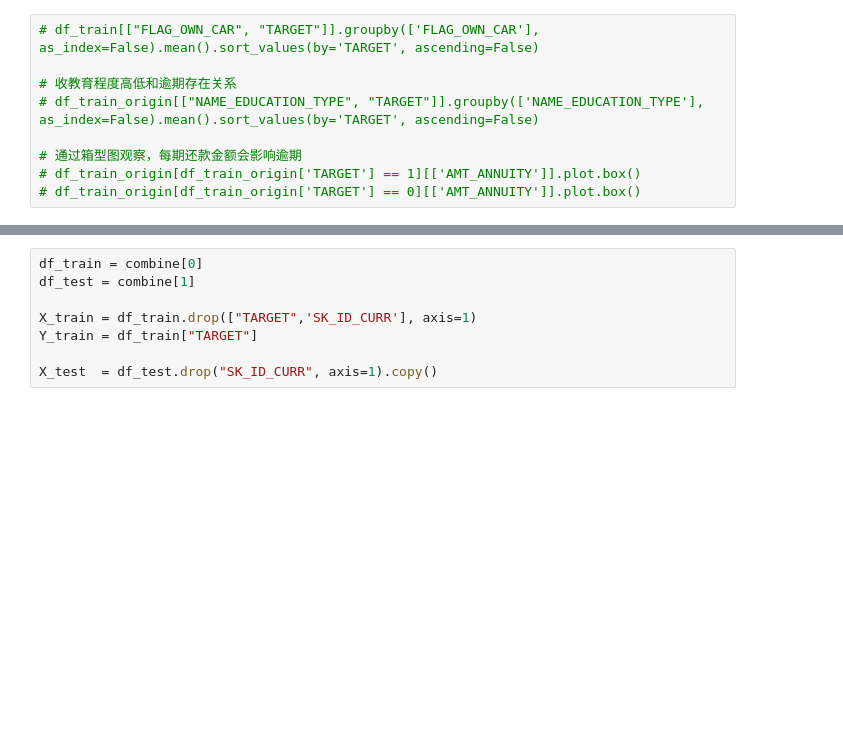
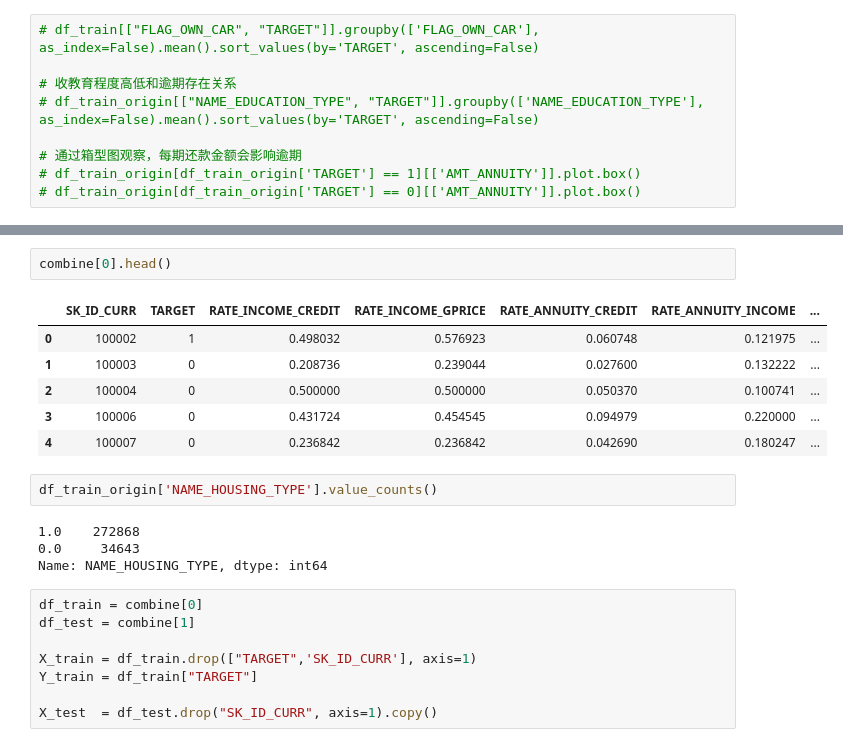
Before and after one commit to taotaodai/MachineLearning, a Jupyter notebook: KaggleTest/HomeCreditDefaultRisk/Untitled.ipynb, the cells around one changed output, grey strips where cells are left out. Saved outputs shown, nothing was run; the diff lists cells and outputs as text; blank space fills up the shorter version.

```diff
--- a/KaggleTest/HomeCreditDefaultRisk/Untitled.ipynb
+++ b/KaggleTest/HomeCreditDefaultRisk/Untitled.ipynb
@@ -234,3 +370,18 @@ round(6750 / 10000,2)
+# %%
+combine[0].head()
+# %% [output]
+|  | SK_ID_CURR | TARGET | RATE_INCOME_CREDIT | RATE_INCOME_GPRICE | RATE_ANNUITY_CREDIT | RATE_ANNUITY_INCOME | ... |
+| 0 | 100002 | 1 | 0.498032 | 0.576923 | 0.060748 | 0.121975 | ... |
+| 1 | 100003 | 0 | 0.208736 | 0.239044 | 0.027600 | 0.132222 | ... |
+| 2 | 100004 | 0 | 0.500000 | 0.500000 | 0.050370 | 0.100741 | ... |
+| 3 | 100006 | 0 | 0.431724 | 0.454545 | 0.094979 | 0.220000 | ... |
+| 4 | 100007 | 0 | 0.236842 | 0.236842 | 0.042690 | 0.180247 | ... |
+# %%
+df_train_origin['NAME_HOUSING_TYPE'].value_counts()
+# %% [output]
+1.0    272868
+0.0     34643
+Name: NAME_HOUSING_TYPE, dtype: int64
 # %%
 df_train = combine[0]
 df_test = combine[1]
```
Also changed, not shown: parts of 26 cells of this notebook.
